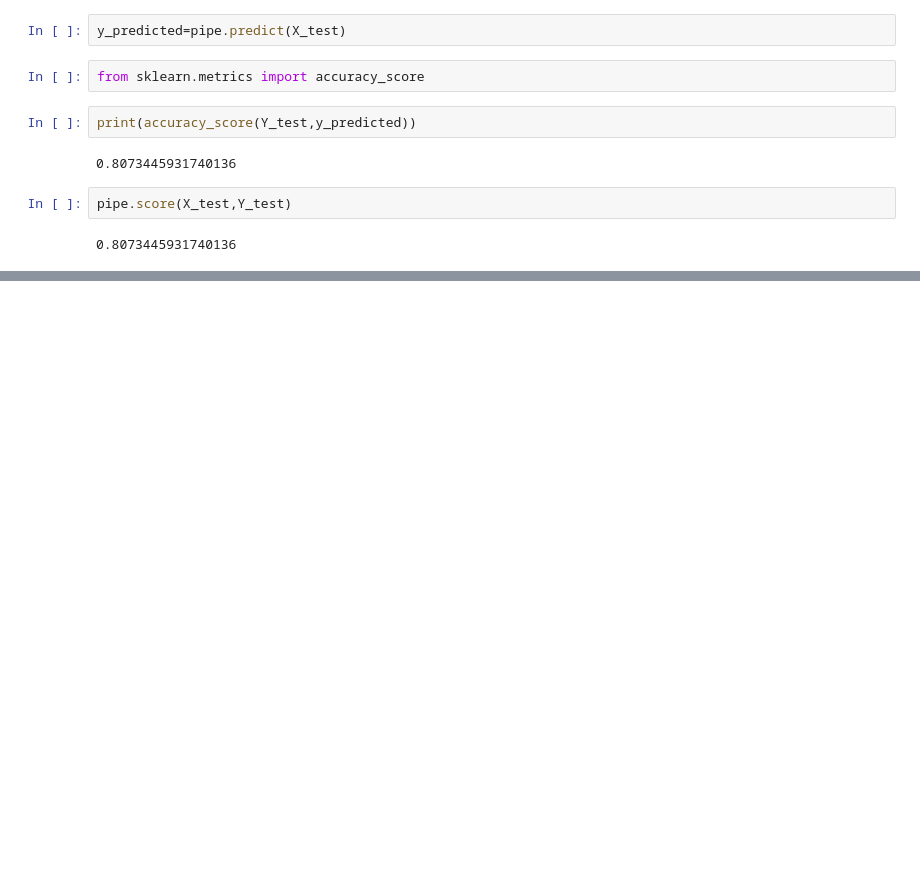
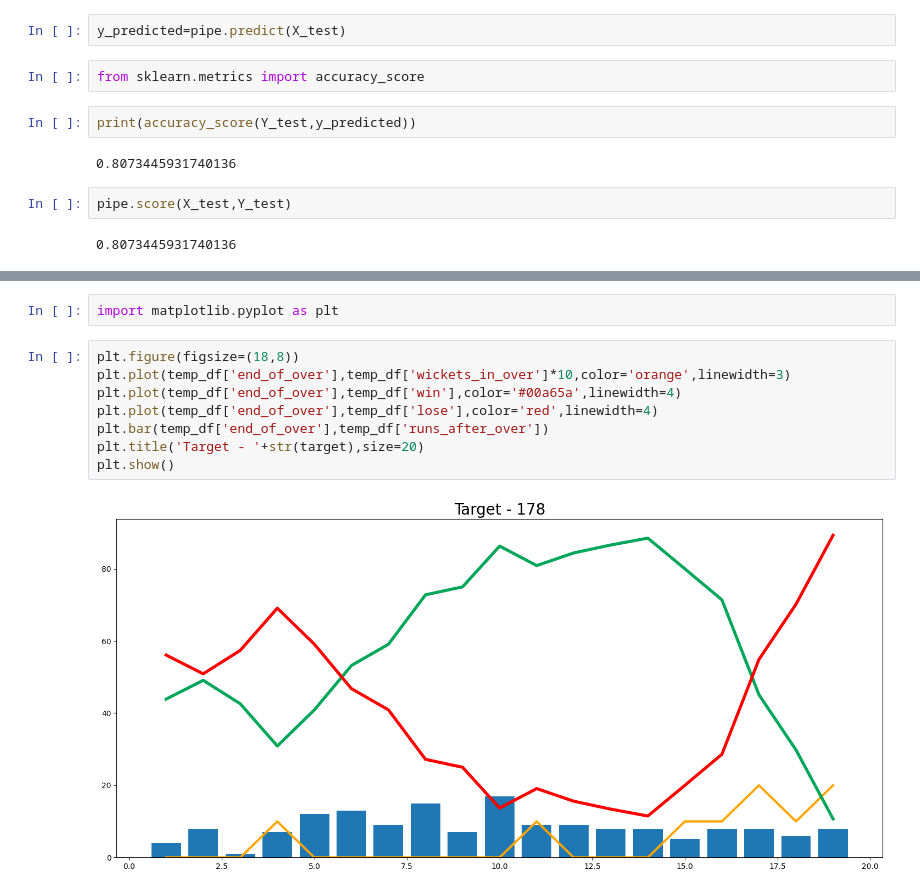
Before and after one commit to abhaygzb15/IPL-Win-Probability-Predictor, a Jupyter notebook: IPL Win Predictor.ipynb, the cells around one changed output, grey strips where cells are left out. Saved outputs shown, nothing was run; the diff lists cells and outputs as text; blank space fills up the shorter version.

Commit message:
plot probability chart

```diff
--- a/IPL Win Predictor.ipynb
+++ b/IPL Win Predictor.ipynb
@@ -703,0 +701,12 @@ NameError: name 'runs' is not defined
+# %%
+import matplotlib.pyplot as plt
+# %%
+plt.figure(figsize=(18,8))
+plt.plot(temp_df['end_of_over'],temp_df['wickets_in_over']*10,color='orange',linewidth=3)
+plt.plot(temp_df['end_of_over'],temp_df['win'],color='#00a65a',linewidth=4)
+plt.plot(temp_df['end_of_over'],temp_df['lose'],color='red',linewidth=4)
+plt.bar(temp_df['end_of_over'],temp_df['runs_after_over'])
+plt.title('Target - '+str(target),size=20)
+plt.show()
+# %% [output]
+[figure, added]
```
Also changed, not shown: parts of 9 cells of this notebook.
